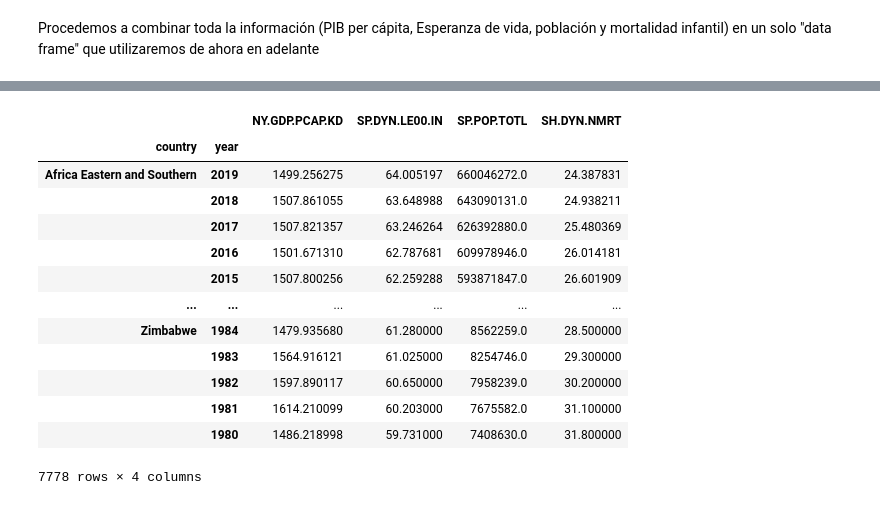
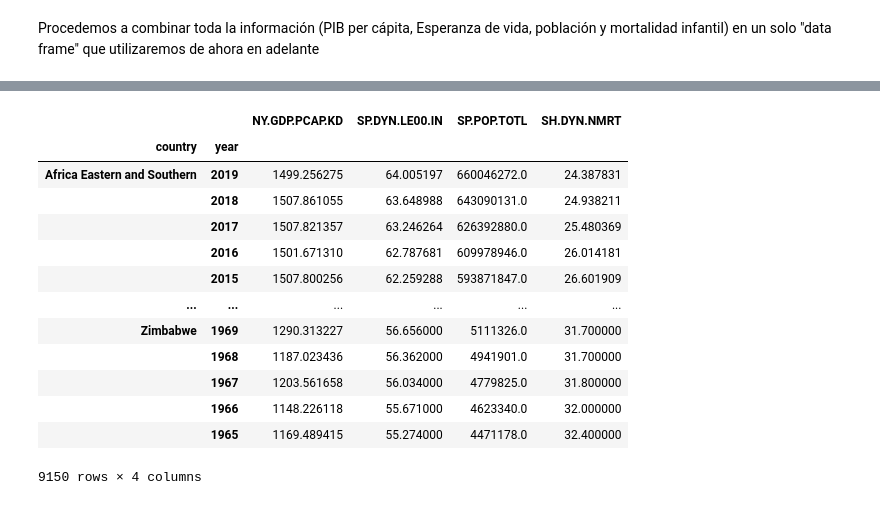
Before and after one commit to PES-BG-2022/proyecto-y-operation-ultra-at-bletchley-park, a Jupyter notebook: data de world bank database.ipynb, the cells around one changed output, grey strips where cells are left out. Cells and saved outputs as stored; diff of their text form; code cells hidden in the pictures.

```diff
--- a/data de world bank database.ipynb
+++ b/data de world bank database.ipynb
@@ -158,18 +189,23 @@ df1
 # %%
 df = df1.dropna()
 df
+
+# Guardando en un archivo csv
+df.to_csv("datos.csv")
-# %% [output]
-|  |  | NY.GDP.PCAP.KD | SP.DYN.LE00.IN | SP.POP.TOTL | SH.DYN.NMRT |
-| country | year |  |  |  |  |
-| Africa Eastern and Southern | 2019 | 1499.256275 | 64.005197 | 660046272.0 | 24.387831 |
-|  | 2018 | 1507.861055 | 63.648988 | 643090131.0 | 24.938211 |
-|  | 2017 | 1507.821357 | 63.246264 | 626392880.0 | 25.480369 |
-|  | 2016 | 1501.671310 | 62.787681 | 609978946.0 | 26.014181 |
-|  | 2015 | 1507.800256 | 62.259288 | 593871847.0 | 26.601909 |
-| ... | ... | ... | ... | ... | ... |
-| Zimbabwe | 1984 | 1479.935680 | 61.280000 | 8562259.0 | 28.500000 |
-|  | 1983 | 1564.916121 | 61.025000 | 8254746.0 | 29.300000 |
-|  | 1982 | 1597.890117 | 60.650000 | 7958239.0 | 30.200000 |
-|  | 1981 | 1614.210099 | 60.203000 | 7675582.0 | 31.100000 |
-|  | 1980 | 1486.218998 | 59.731000 | 7408630.0 | 31.800000 |
-7778 rows × 4 columns
+# %%
+df
+# %% [output]
+|  |  | NY.GDP.PCAP.KD | SP.DYN.LE00.IN | SP.POP.TOTL | SH.DYN.NMRT |
+| country | year |  |  |  |  |
+| Africa Eastern and Southern | 2019 | 1499.256275 | 64.005197 | 660046272.0 | 24.387831 |
+|  | 2018 | 1507.861055 | 63.648988 | 643090131.0 | 24.938211 |
+|  | 2017 | 1507.821357 | 63.246264 | 626392880.0 | 25.480369 |
+|  | 2016 | 1501.671310 | 62.787681 | 609978946.0 | 26.014181 |
+|  | 2015 | 1507.800256 | 62.259288 | 593871847.0 | 26.601909 |
+| ... | ... | ... | ... | ... | ... |
+| Zimbabwe | 1969 | 1290.313227 | 56.656000 | 5111326.0 | 31.700000 |
+|  | 1968 | 1187.023436 | 56.362000 | 4941901.0 | 31.700000 |
+|  | 1967 | 1203.561658 | 56.034000 | 4779825.0 | 31.800000 |
+|  | 1966 | 1148.226118 | 55.671000 | 4623340.0 | 32.000000 |
+|  | 1965 | 1169.489415 | 55.274000 | 4471178.0 | 32.400000 |
+9150 rows × 4 columns
```
Also changed, not shown: parts of 15 cells of this notebook, 4 other files.
